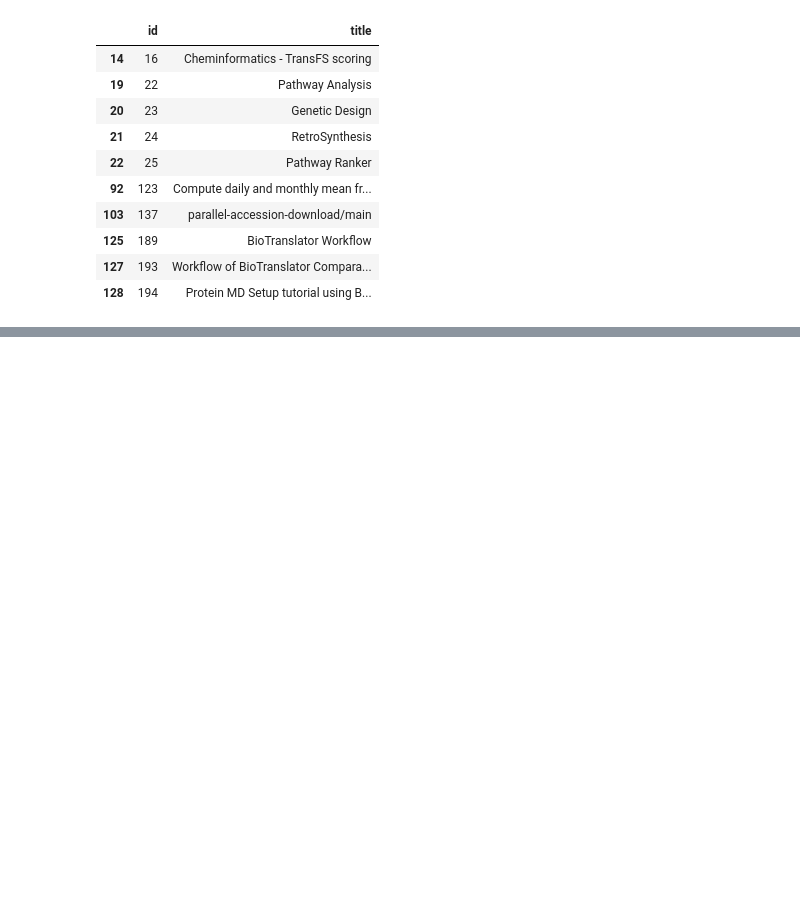
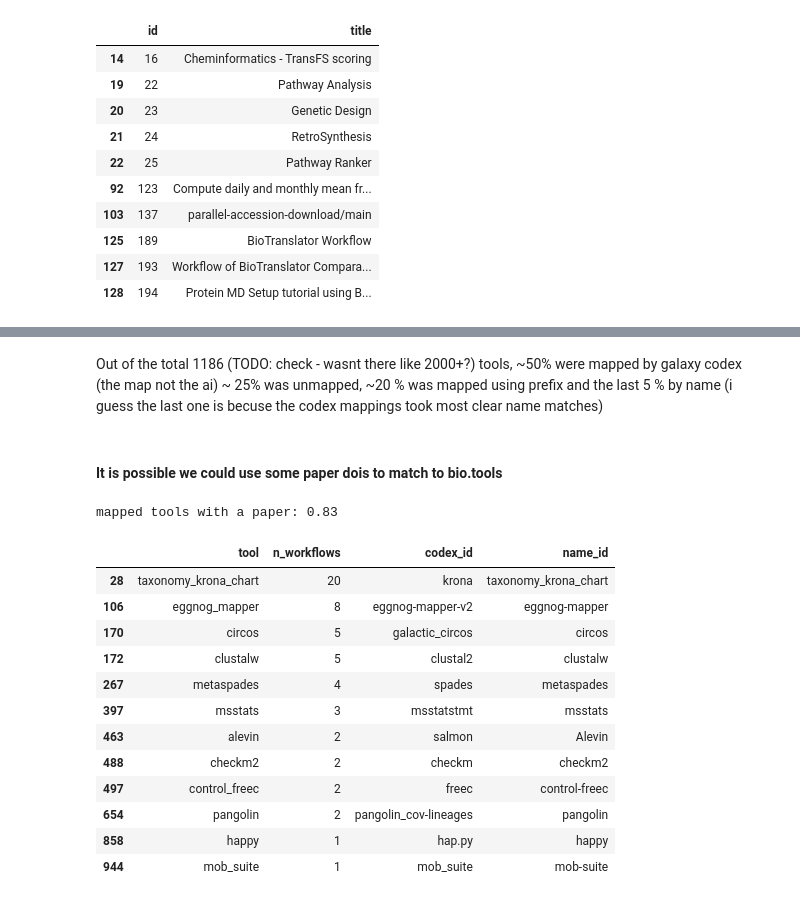
Before and after one commit to inab/InSoLiTo, a Jupyter notebook: directed-graph/workflowhub/ga_workflows.ipynb, the cells around one changed output, grey strips where cells are left out. Cells and saved outputs as stored; diff of their text form; code cells hidden in the pictures; blank space fills up the shorter version.

```diff
--- a/directed-graph/workflowhub/ga_workflows.ipynb
+++ b/directed-graph/workflowhub/ga_workflows.ipynb
@@ -179,0 +237,22 @@ I dont know what the conclusion was - maybe need to look into how the files look
+# %% [markdown]
+Out of the total 1186 (TODO: check - wasnt there like 2000+?) tools, ~50% were mapped by galaxy codex (the map not the ai) ~ 25% was unmapped, ~20 % was mapped using prefix and the last 5 % by name (i guess the last one is becuse the codex mappings took most clear name matches)
+# %% [markdown]
+#### It is possible we could use some paper dois to match to bio.tools
+# %%
+print("mapped tools with a paper:", tmap.loc[tmap["method"] != "unmapped", "has_publication"].mean().round(2))
+tmap[tmap["disagree"]][["tool", "n_workflows", "codex_id", "name_id"]]
+# %% [output]
+mapped tools with a paper: 0.83
+|  | tool | n_workflows | codex_id | name_id |
+| 28 | taxonomy_krona_chart | 20 | krona | taxonomy_krona_chart |
+| 106 | eggnog_mapper | 8 | eggnog-mapper-v2 | eggnog-mapper |
+| 170 | circos | 5 | galactic_circos | circos |
+| 172 | clustalw | 5 | clustal2 | clustalw |
+| 267 | metaspades | 4 | spades | metaspades |
+| 397 | msstats | 3 | msstatstmt | msstats |
+| 463 | alevin | 2 | salmon | Alevin |
+| 488 | checkm2 | 2 | checkm | checkm2 |
+| 497 | control_freec | 2 | freec | control-freec |
+| 654 | pangolin | 2 | pangolin_cov-lineages | pangolin |
+| 858 | happy | 1 | hap.py | happy |
+| 944 | mob_suite | 1 | mob_suite | mob-suite |
```
Also changed, not shown: parts of 13 cells of this notebook.
